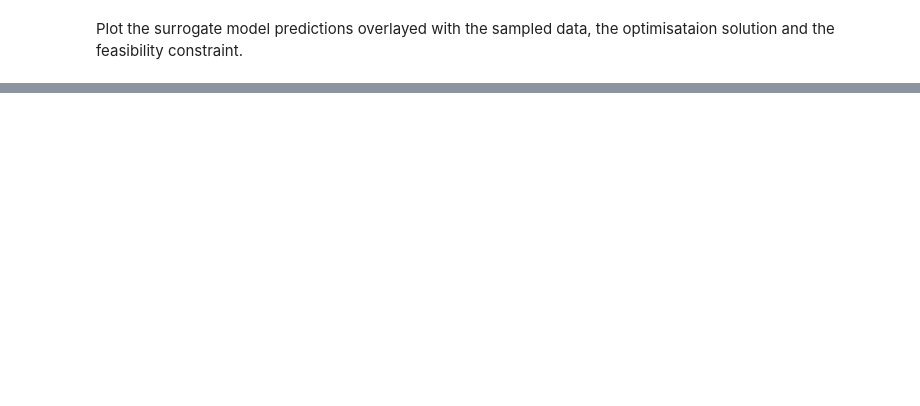
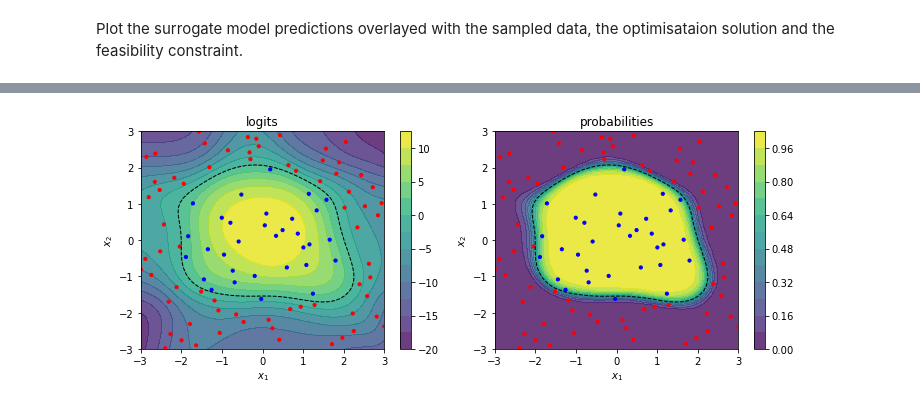
Before and after one commit to MGuo-Lab/oodx, a Jupyter notebook: notebooks/black_box_optimisation.ipynb, the cells around one changed output, grey strips where cells are left out. Drawn from its saved outputs; the diff is of its cells as text; code cells hidden in the pictures; blank space fills up the shorter version.

```diff
--- a/notebooks/black_box_optimisation.ipynb
+++ b/notebooks/black_box_optimisation.ipynb
@@ -273,0 +281,32 @@ plot_model(api, show_samples=True, show_sol=solution, show_class=True)
+# %%
+x1, x2 = np.linspace(*api.space_[0], 50), np.linspace(*api.space_[1], 50)
+x1grid, x2grid = np.meshgrid(x1, x2)
+x_new = np.c_[x1grid.ravel(), x2grid.ravel()]
+
+x_plot = np.c_[x1, x2] * api.x_train_std + api.x_train_mean
+
+logits, probs = api.classifier.predict(x_new, return_proba=True)
+logits = logits.reshape(x1grid.shape)
+probs = probs.reshape(x1grid.shape)
+
+fig, (ax1, ax2) = plt.subplots(1, 2, figsize=(10, 4))
+
+c1 = ax1.contourf(x_plot[:, 0], x_plot[:, 1], logits, levels=12, alpha=0.8)
+ax1.scatter(api.x[:, 0], api.x[:, 1], s=10, c=api.t, cmap='bwr_r')
+ax1.contour(x_plot[:, 0], x_plot[:, 1], logits, levels=[0.0], linestyles='dashed', colors='k', linewidths=1)
+ax1.set_xlabel('$x_1$')
+ax1.set_ylabel('$x_2$')
+ax1.title.set_text('logits')
+fig.colorbar(c1, ax=ax1)
+
+c2 = ax2.contourf(x_plot[:, 0], x_plot[:, 1], probs, levels=12, alpha=0.8)
+ax2.scatter(api.x[:, 0], api.x[:, 1], s=10, c=api.t, cmap='bwr_r')
+ax2.contour(x_plot[:, 0], x_plot[:, 1], probs, levels=[0.5], linestyles='dashed', colors='k', linewidths=1)
+ax2.set_xlabel('$x_1$')
+ax2.set_ylabel('$x_2$')
+ax2.title.set_text('probabilities')
+fig.colorbar(c2, ax=ax2)
+
+plt.tight_layout()
+# %% [output]
+[figure, added]
```
Also changed, not shown: parts of 11 cells of this notebook, 2 other files.
